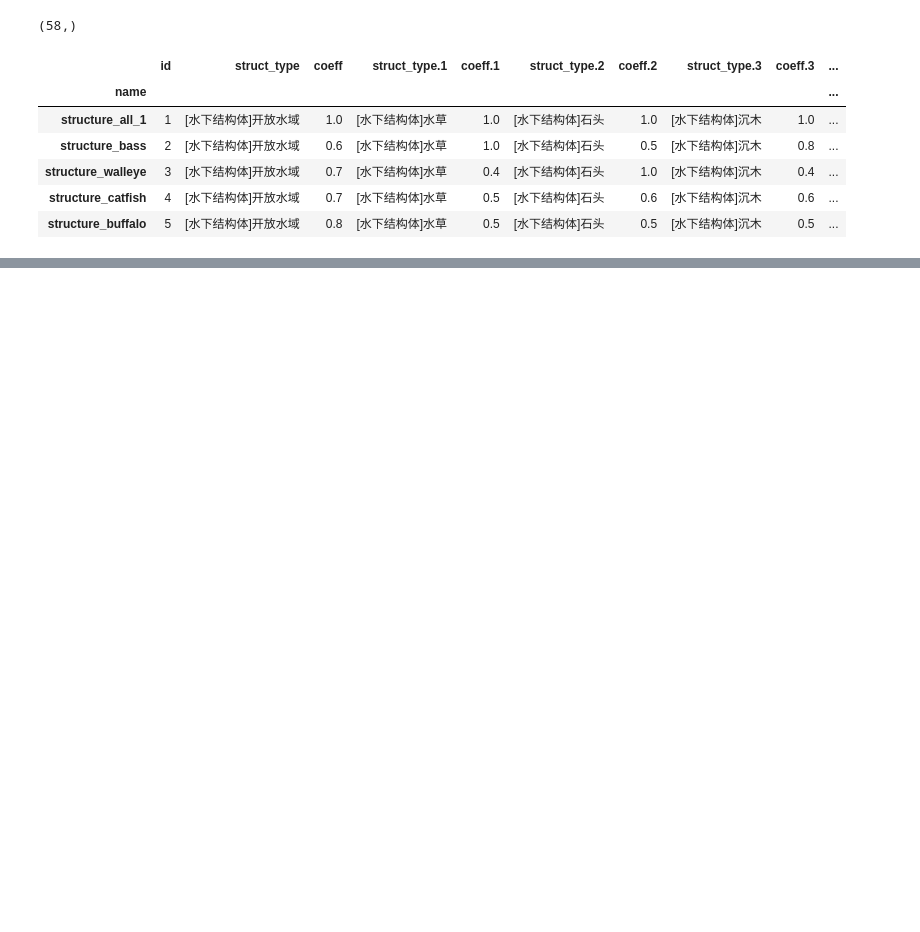
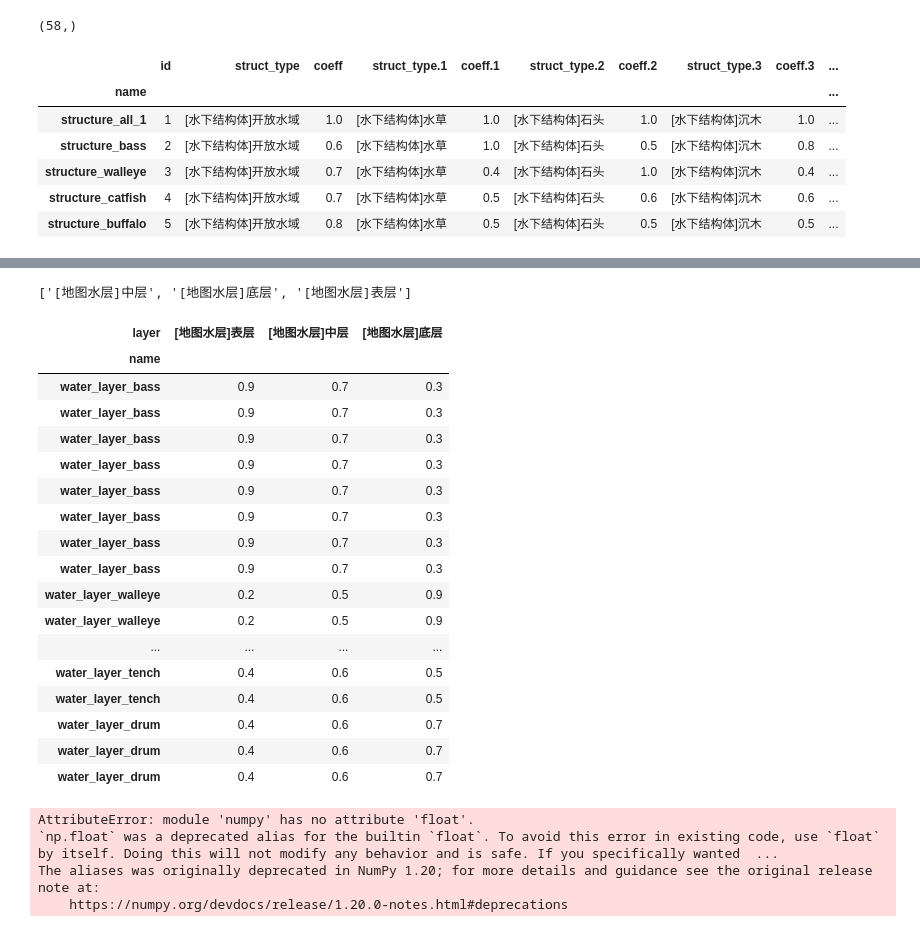
Before and after one commit to futouyiba/StatDemo, a Jupyter notebook: vectorizedConfigsVisualizer.ipynb, the cells around one changed output, grey strips where cells are left out. Drawn from its saved outputs; the diff is of its cells as text; code cells hidden in the pictures; blank space fills up the shorter version.

```diff
--- a/vectorizedConfigsVisualizer.ipynb
+++ b/vectorizedConfigsVisualizer.ipynb
@@ -415,0 +547,59 @@ structure
+# %%
+enumsDf = pd.read_excel('configs/xlsx_channel/2001/enum.xlsx', header=None)
+
+# 初始化一个字典来存储结果
+water_layer_dict = {}
+
+is_water_layer_section = False
+
+for _, row in enumsDf.iterrows():
+    if row[0] == '[地图水层类型]':
+        is_water_layer_section = True
+        continue
+
+    if pd.isna(row[0]) or (row[0].startswith('[') and not row[0].startswith('[地图水层]')):
+        is_water_layer_section = False
+        continue
+
+    if is_water_layer_section and not pd.isna(row[0]):
+        name = row[0]
+        value = int(row[1])
+        water_layer_dict[name] = value
+
+# make sure the order of columns is correct
+columns_list = fishToWaterLayerAffDf.columns.tolist()
+print(columns_list)
+
+new_columns_list = sorted(columns_list, key=lambda x: water_layer_dict[x])
+fishToWaterLayerAffDf = fishToWaterLayerAffDf[new_columns_list]
+fishToWaterLayerAffDf
+# %% [output]
+['[地图水层]中层', '[地图水层]底层', '[地图水层]表层']
+| layer | [地图水层]表层 | [地图水层]中层 | [地图水层]底层 |
+| name |  |  |  |
+| water_layer_bass | 0.9 | 0.7 | 0.3 |
+| water_layer_bass | 0.9 | 0.7 | 0.3 |
+| water_layer_bass | 0.9 | 0.7 | 0.3 |
+| water_layer_bass | 0.9 | 0.7 | 0.3 |
+| water_layer_bass | 0.9 | 0.7 | 0.3 |
+| water_layer_bass | 0.9 | 0.7 | 0.3 |
+| water_layer_bass | 0.9 | 0.7 | 0.3 |
+| water_layer_bass | 0.9 | 0.7 | 0.3 |
+| water_layer_walleye | 0.2 | 0.5 | 0.9 |
+| water_layer_walleye | 0.2 | 0.5 | 0.9 |
+| ... | ... | ... | ... |
+| water_layer_tench | 0.4 | 0.6 | 0.5 |
+| water_layer_tench | 0.4 | 0.6 | 0.5 |
+| water_layer_drum | 0.4 | 0.6 | 0.7 |
+| water_layer_drum | 0.4 | 0.6 | 0.7 |
+| water_layer_drum | 0.4 | 0.6 | 0.7 |
+# %%
+# 设置temp_pond_np的shape与material_np相同
+temp_pond_np = np.zeros(material_np.shape, dtype=float)
+waterlayer_pond_np = np.zeros(material_np.shape, dtype=np.int64)
+# waterlayer_pond_np = waterlayer_pond_np.astype(np.int32)
+# %% [output]
+AttributeError: module 'numpy' has no attribute 'float'.
+`np.float` was a deprecated alias for the builtin `float`. To avoid this error in existing code, use `float` by itself. Doing this will not modify any behavior and is safe. If you specifically wanted  ...
+The aliases was originally deprecated in NumPy 1.20; for more details and guidance see the original release note at:
+    https://numpy.org/devdocs/release/1.20.0-notes.html#deprecations
```
Also changed, not shown: parts of 6 cells of this notebook.
